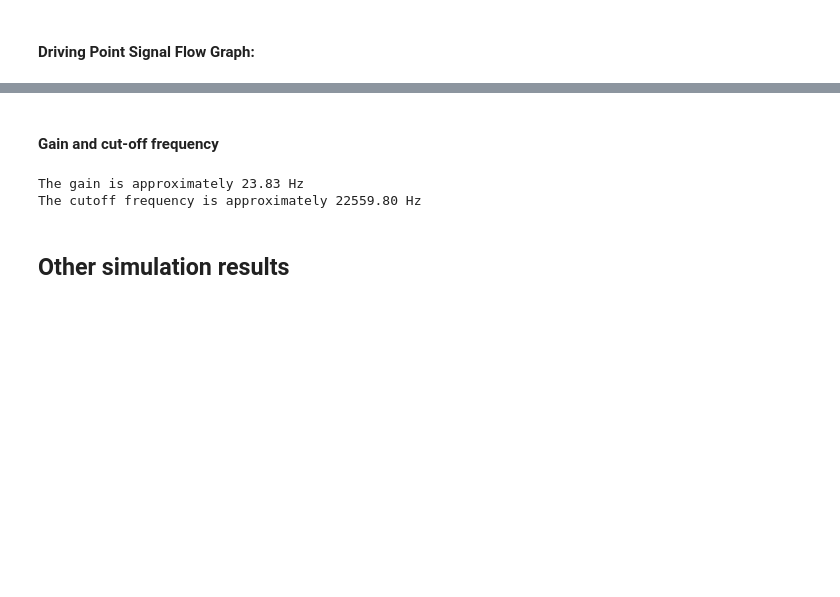
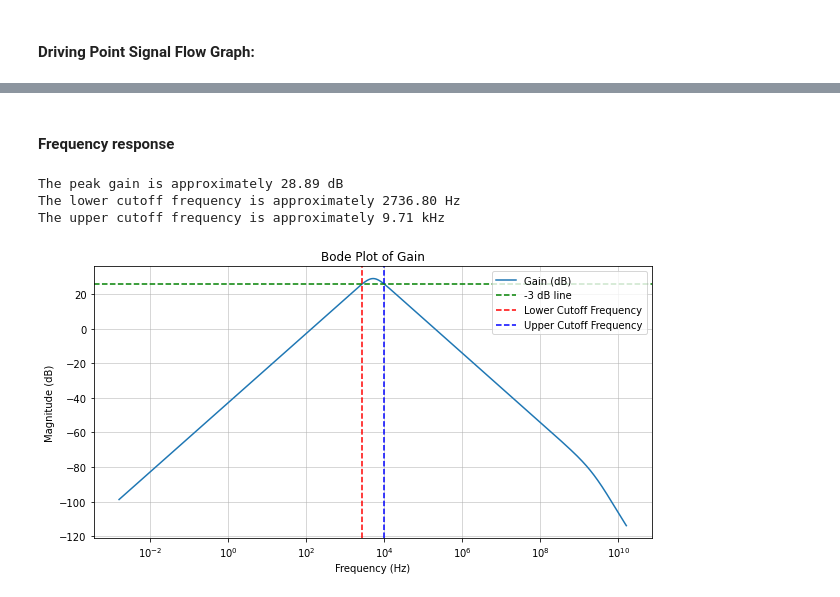
Before and after one commit to miguelcorrea0107/MA2_project, a Jupyter notebook: Amplifier_Inv/python_calc/inv_parameters.ipynb, the cells around one changed output, grey strips where cells are left out. Drawn from its saved outputs; the diff is of its cells as text; code cells hidden in the pictures; blank space fills up the shorter version.

```diff
--- a/Amplifier_Inv/python_calc/inv_parameters.ipynb
+++ b/Amplifier_Inv/python_calc/inv_parameters.ipynb
@@ -28,24 +193,19 @@ L1,L2 = sp.symbols('L1,L2')
 T_num = sp.symbols('T_num')
 T_den = sp.symbols('T_den')
 T_io = sp.symbols('T_io')
+G_dsn,C_2,G_dsp,C_gdp,R_1,C_gsn,C_1,G_mn,C_gsp,G_mp,s,C_gdn,R_2 = sp.symbols('G_dsn,C_2,G_dsp,C_gdp,R_1,C_gsn,C_1,G_mn,C_gsp,G_mp,s,C_gdn,R_2')
 
-R_s,G_dsp,C_1,G_mn,R_L,C_gsp,C_gsn,G_dsn,s,G_mp,R_2,R_1 = sp.symbols('R_s,G_dsp,C_1,G_mn,R_L,C_gsp,C_gsn,G_dsn,s,G_mp,R_2,R_1')
-
-loops = [(L1, (-G_mn - G_mp)/(R_1*(G_dsn + G_dsp + 1/R_2 + 1/R_1)*(C_gsn*s + C_gsp*s + 1/R_s + 1/R_1))), (L2, 1/(R_2**2*(C_1*s + 1/R_L + 1/R_2)*(G_dsn + G_dsp + 1/R_2 + 1/R_1)))]
+loops = [(L1, (C_gdn*s + C_gdp*s + 1/R_1)*(C_gdn*s + C_gdp*s - G_mn - G_mp + 1/R_1)/((C_1*s + C_gdn*s + C_gdp*s + C_gsn*s + C_gsp*s + 1/R_1)*(C_gdn*s + C_gdp*s + G_dsn + G_dsp + 1/R_2 + 1/R_1))), (L2, 1/(R_2**2*(C_2*s + 1/R_2)*(C_gdn*s + C_gdp*s + G_dsn + G_dsp + 1/R_2 + 1/R_1)))]
 determinant = [(Delta, -L1 - L2 + 1)]
 denominator = [(T_den, Delta)]
 
 P1,D1 = sp.symbols('P1,D1')
-paths = [(P1, (-G_mn - G_mp)/(R_2*R_s*(C_1*s + 1/R_L + 1/R_2)*(G_dsn + G_dsp + 1/R_2 + 1/R_1)*(C_gsn*s + C_gsp*s + 1/R_s + 1/R_1))), (D1, 1)]
+paths = [(P1, C_1*s*(C_gdn*s + C_gdp*s - G_mn - G_mp + 1/R_1)/(R_2*(C_2*s + 1/R_2)*(C_1*s + C_gdn*s + C_gdp*s + C_gsn*s + C_gsp*s + 1/R_1)*(C_gdn*s + C_gdp*s + G_dsn + G_dsp + 1/R_2 + 1/R_1))), (D1, 1)]
 numerator = [(T_num, D1*P1)]
 
 transfer_function = [(T_io, T_num/T_den)]
 T=T_io.subs(transfer_function).subs(numerator).subs(denominator).subs(determinant).subs(paths).subs(loops).simplify()
 
-# In our case we consider Rs close to 0 and Rl close to infinit
-T = T.subs(R_s,0).simplify()
-T = T.limit(R_L, sp.oo).simplify()
-
 print("The transfer function is: ")
 display(T)
 # %% [output]
@@ -473,31 +214,60 @@ The value of C1 to have a cut-off frequency of 20kHz with our R2 is around:  -3.
-# %% [markdown]
-#### Gain and cut-off frequency
+# %% [markdown]
+#### Frequency response
 # %%
 T_num = T.subs([(G_mn, op[0]), (G_mp, op[1]), (G_dsn, op[2]),
                 (G_dsp, op[3]), (C_gsn, op[4]), (C_gsp, op[5]),
+                (C_gdn, op[6]), (C_gdp, op[7]),
                 (R_1, param_values[7]), (R_2, param_values[10]),
-                (C_1, param_values[14])])
+                (C_1, param_values[14]), (C_2, param_values[18])])
 
 # Replace this example with your actual transfer function
 num, den = sp.fraction(T_num)  # T is your transfer function in symbolic form
+num = sp.expand(num)
+den = sp.expand(den)
 num_coeffs = [float(c) for c in sp.Poly(num, s).all_coeffs()]
 den_coeffs = [float(c) for c in sp.Poly(den, s).all_coeffs()]
 
 sys = TransferFunction(num_coeffs, den_coeffs)
 
-w, mag, phase = bode(sys)
+w, mag, phase = bode(sys, n=10000)
 
 # Convert magnitude in dB to numpy array
 mag_array = np.array(mag)
 
-# Find index where magnitude is closest to -3 dB
-index = np.argmin(np.abs(mag_array - (mag_array[0]-3)))
-cutoff_frequency = w[index] / (2 * np.pi)  # Convert from rad/s to Hz
+# Calculate the peak gain
+peak_gain = np.max(mag_array)
+peak_gain_index = np.argmax(mag_array)
 
-print(f"The gain is approximately {mag_array[0]:.2f} Hz")
-print(f"The cutoff frequency is approximately {cutoff_frequency:.2f} Hz")
+# Find the lower cutoff frequency by searching to the left of the peak gain index
+left_side = mag_array[:peak_gain_index]
+lower_cutoff_indices = np.where(left_side <= peak_gain - 3)[0]
+lower_cutoff_frequency = w[lower_cutoff_indices[-1]] / (2 * np.pi) if lower_cutoff_indices.size > 0 else None
+
+# For the upper cutoff frequency, find the closest to the simulation result (your method)
+upper_cutoff_index = np.argmin(np.abs(mag_array[peak_gain_index:] - (peak_gain - 3))) + peak_gain_index
+upper_cutoff_frequency = w[upper_cutoff_index] / (2 * np.pi)
+
+# Print the results
+print(f"The peak gain is approximately {peak_gain:.2f} dB")
+print(f"The lower cutoff frequency is approximately {lower_cutoff_frequency:.2f} Hz" if lower_cutoff_frequency else "Lower cutoff frequency not found.")
+print(f"The upper cutoff frequency is approximately {upper_cutoff_frequency/1e3:.2f} kHz" if upper_cutoff_frequency else "Upper cutoff frequency not found.")
+
+# Plot the Bode plot for gain
+plt.figure(figsize=(10, 5))
+plt.semilogx(w / (2 * np.pi), mag_array, label='Gain (dB)')
+plt.axhline(y=peak_gain - 3, color='green', linestyle='--', label='-3 dB line')
+if lower_cutoff_frequency:
+    plt.axvline(x=lower_cutoff_frequency, color='red', linestyle='--', label='Lower Cutoff Frequency')
+if upper_cutoff_frequency:
+    plt.axvline(x=upper_cutoff_frequency, color='blue', linestyle='--', label='Upper Cutoff Frequency')
+plt.title('Bode Plot of Gain')
+plt.xlabel('Frequency (Hz)')
+plt.ylabel('Magnitude (dB)')
+plt.grid(which='both', linestyle='-', linewidth=0.5)
+plt.legend()
+plt.show()
 # %% [output]
-The gain is approximately 23.83 Hz
-The cutoff frequency is approximately 22559.80 Hz
+The peak gain is approximately 28.89 dB
+The lower cutoff frequency is approximately 2736.80 Hz
+The upper cutoff frequency is approximately 9.71 kHz
+[figure, added]
-# %% [markdown]
-## Other simulation results
```
Also changed, not shown: parts of 40 cells of this notebook, 15 other files.
